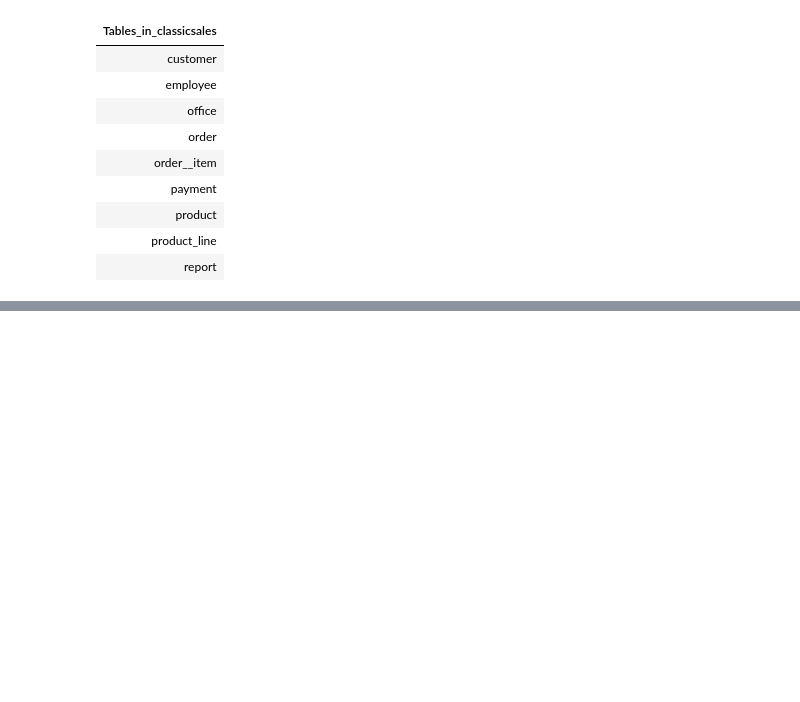
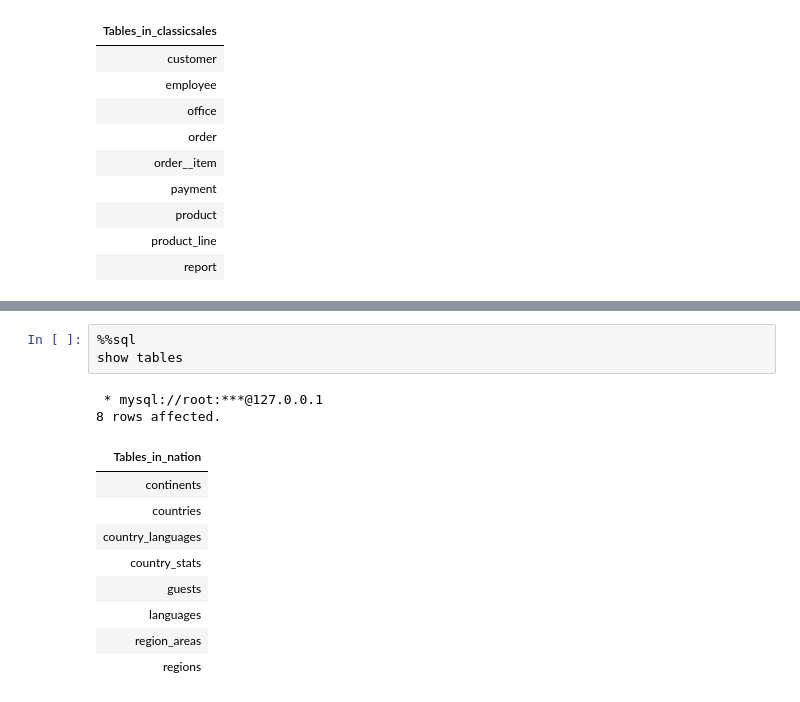
Before and after one commit to JasmineMadi/datajoint-tutorials, a Jupyter notebook: db-course/Assignment7.ipynb, the cells around one changed output, grey strips where cells are left out. Saved outputs shown, nothing was run; the diff lists cells and outputs as text; blank space fills up the shorter version.

```diff
--- a/db-course/Assignment7.ipynb
+++ b/db-course/Assignment7.ipynb
@@ -177,0 +185,15 @@ limit 5
+# %%
+%%sql
+show tables
+# %% [output]
+ * mysql://root:***@127.0.0.1
+8 rows affected.
+| Tables_in_nation |
+| continents |
+| countries |
+| country_languages |
+| country_stats |
+| guests |
+| languages |
+| region_areas |
+| regions |
```
Also changed, not shown: parts of 4 cells of this notebook.
